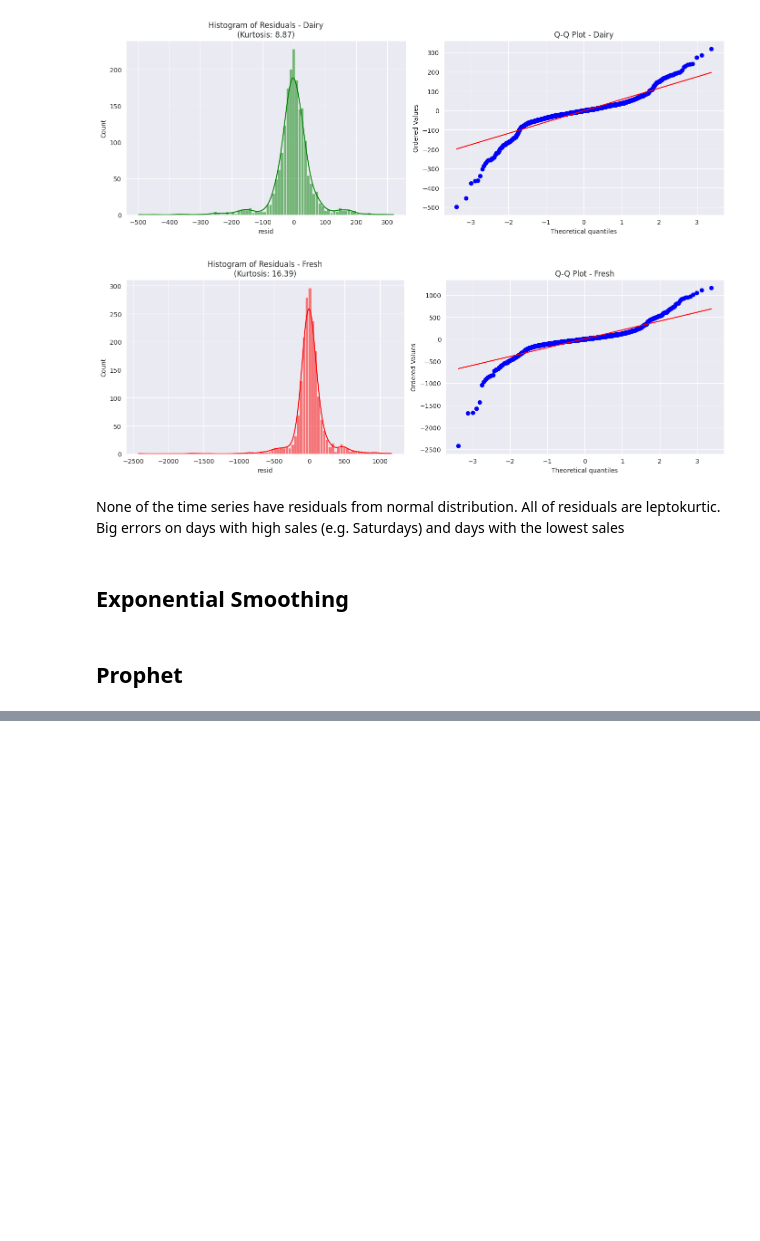
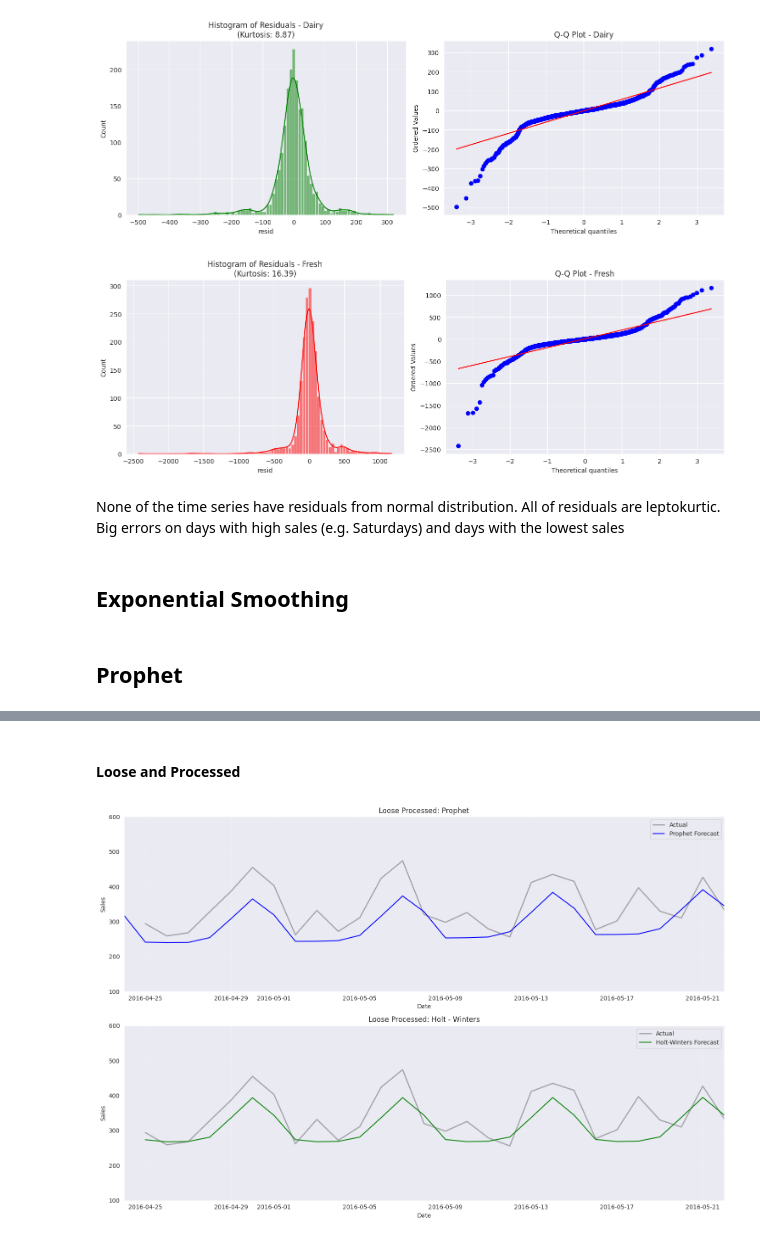
Before and after one commit to bartadamiec/walmart_sales, a Jupyter notebook: projekt.ipynb, the cells around one changed output, grey strips where cells are left out. Drawn from its saved outputs; the diff is of its cells as text; code cells hidden in the pictures; blank space fills up the shorter version.

```diff
--- a/projekt.ipynb
+++ b/projekt.ipynb
@@ -760,0 +916,31 @@ plt.show()
+# %% [markdown]
+#### Loose and Processed
+# %%
+fig, (ax1, ax2) = plt.subplots(nrows=2, ncols=1, figsize=(15, 10))
+
+# Prophet
+ax1.set_title("Loose Processed: Prophet")
+ax1.plot(loose_eval['ds'], loose_eval['y'], label='Actual', color='black', linewidth=2, alpha=0.3)
+ax1.plot(loose_forecast['ds'], loose_forecast['yhat'], label='Prophet Forecast', color='blue')
+ax1.set_xlim([start_date, last_date])
+ax1.set_ylim([100, 600])
+ax1.legend()
+ax1.grid(True, alpha=0.3)
+ax1.set_xlabel("Date")
+ax1.set_ylabel("Sales")
+
+# Holt-Winters
+ax2.set_title("Loose Processed: Holt - Winters")
+ax2.plot(loose_eval['ds'], loose_eval['y'], label='Actual', color='black', linewidth=2, alpha=0.3)
+ax2.plot(loose_eval['ds'], loose_exp_forecast, label='Holt-Winters Forecast', color='green')
+ax2.set_xlim([start_date, last_date])
+ax2.set_ylim([100, 600])
+ax2.legend()
+ax2.grid(True, alpha=0.3)
+ax2.set_xlabel("Date")
+ax2.set_ylabel("Sales")
+
+plt.tight_layout()
+plt.show()
+# %% [output]
+[figure, added]
```
Also changed, not shown: parts of 24 cells of this notebook.
